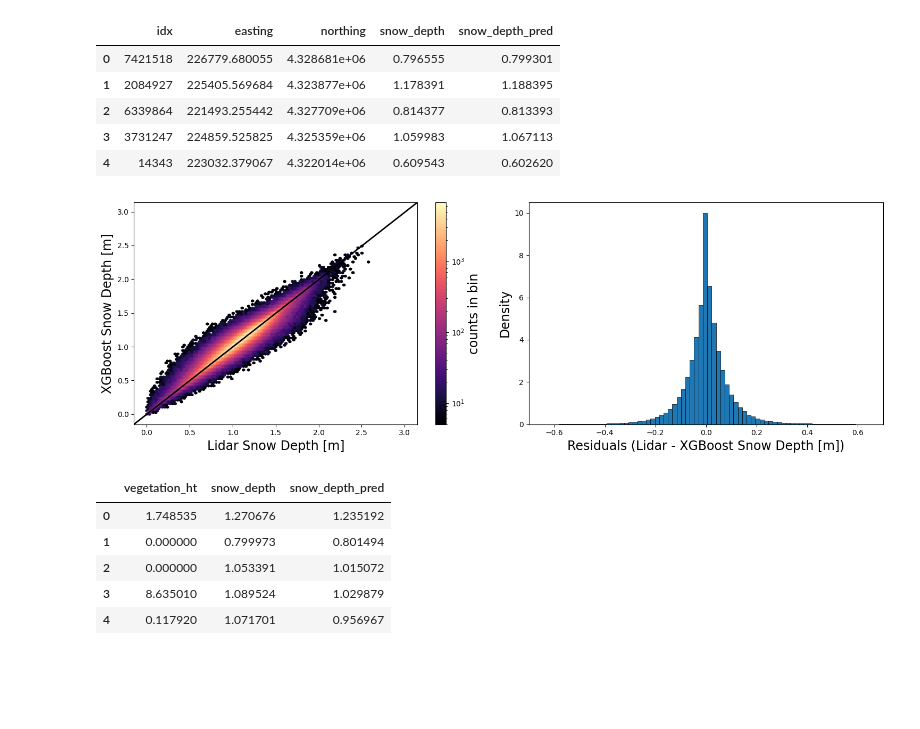
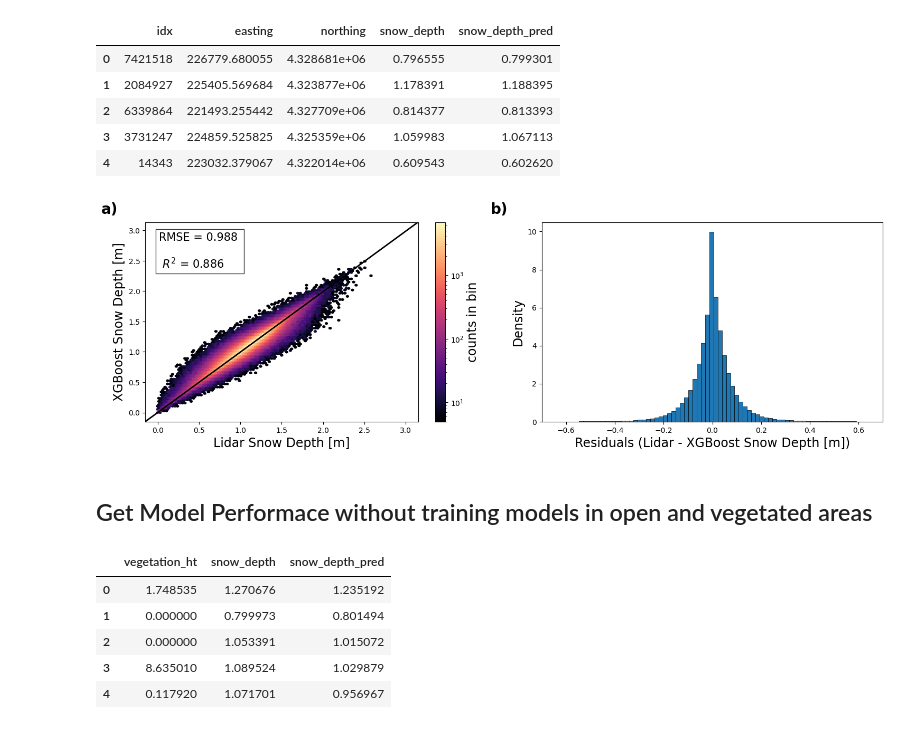
Before and after one commit to Ibrahim-Ola/uavsar-lidar-project, a Jupyter notebook: experiments/06_validation_and_ground_truth_analysis.ipynb, the cells around one changed output. Drawn from its saved outputs; the diff is of its cells as text; code cells hidden in the pictures; blank space fills up the shorter version.

```diff
--- a/experiments/06_validation_and_ground_truth_analysis.ipynb
+++ b/experiments/06_validation_and_ground_truth_analysis.ipynb
@@ -115,25 +115,29 @@ xgboost_pred.head()
 # %%
 fig, ax = plt.subplots(nrows=1, ncols=2, figsize=(15, 5))
 
 hb = ax[0].hexbin(all_test_pred.snow_depth, all_test_pred.snow_depth_pred, gridsize=100, cmap='magma', bins='log', mincnt=5)
 # ax[0].axis('equal')
 ax[0].plot([0,1], [0,1], transform=ax[0].transAxes, color='black', lw=2)
 ax[0].set_xlabel('Lidar Snow Depth [m]', fontsize=17)
 ax[0].set_ylabel('XGBoost Snow Depth [m]', fontsize=17)
 cb = plt.colorbar(hb)
 cb.set_label('counts in bin', fontsize=17)
+# Add RMSE and R² annotations
+ax[0].text(0.05, 0.95, f'RMSE = {0.988} \n\n $R^2$ = {0.886}', transform=ax[0].transAxes, fontsize=15, verticalalignment='top', bbox=dict(facecolor='white', alpha=0.8))
+ax[0].text(-0.1, 1.1, 'a)', transform=ax[0].transAxes, fontsize=20, fontweight='bold', va='top', ha='right')
 
 
 
 depth_diff=all_test_pred.snow_depth - all_test_pred.snow_depth_pred
 ax[1].hist(depth_diff, bins=250, density=True, edgecolor='black', linewidth=0.5)
 ax[1].set_xlim(-0.7, 0.7)
 ax[1].set_ylabel('Density', fontsize=17)
 ax[1].set_xlabel('Residuals (Lidar - XGBoost Snow Depth [m])', fontsize=17)
 # ax[1].axvline(0, color='k', linestyle='--')
+ax[1].text(-0.1, 1.1, 'b)', transform=ax[1].transAxes, fontsize=20, fontweight='bold', va='top', ha='right')
 
 plt.tight_layout()
 plt.savefig('../plots/ASO_vs_XGBoost.png', dpi=300)
 plt.show()
 # %% [output]
-[figure, old version]
+[figure, new version]
@@ -142,3 +144,5 @@ plt.show()
+# %% [markdown]
+## Get Model Performace without training models in open and vegetated areas
 # %%
 all_pred_for_seg=(
     full_splits['X_test'][['vegetation_ht']]
```
Also changed, not shown: parts of 2 cells of this notebook.
